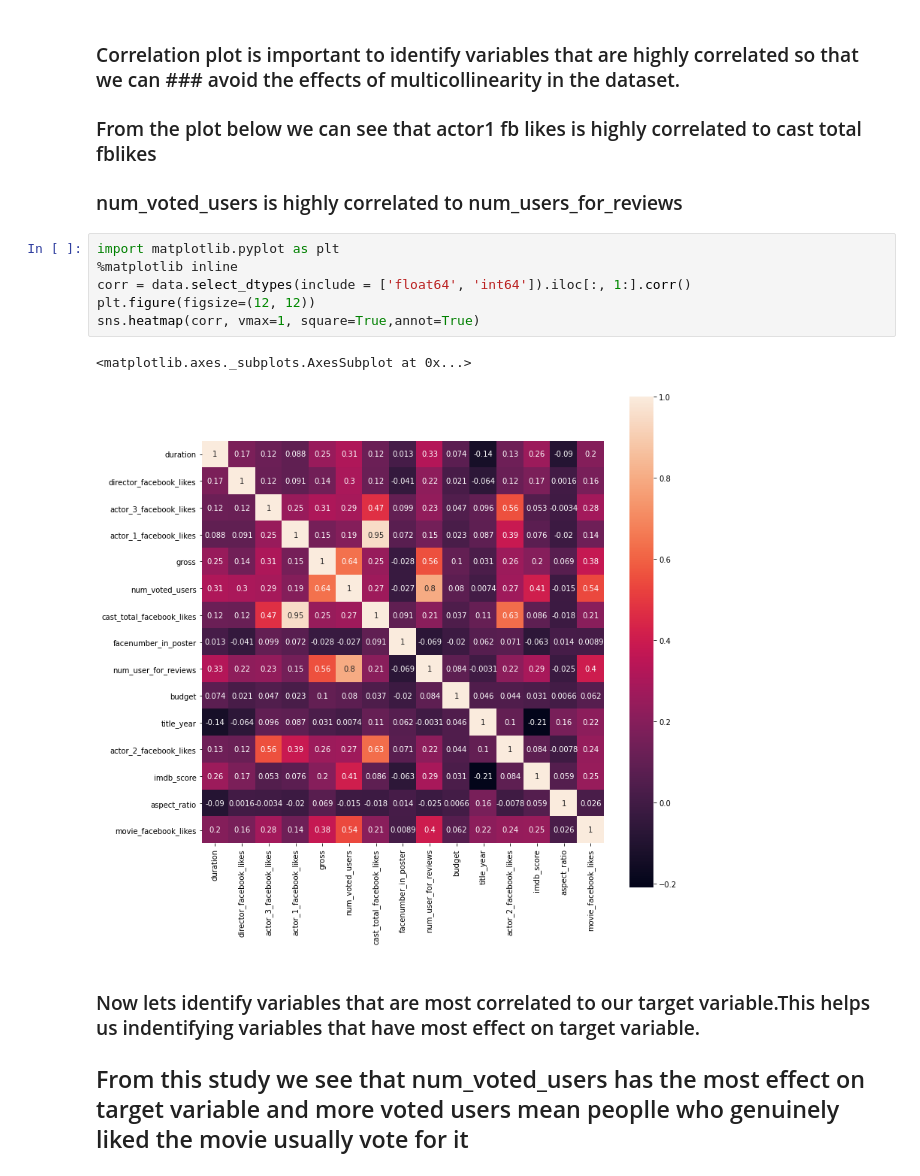
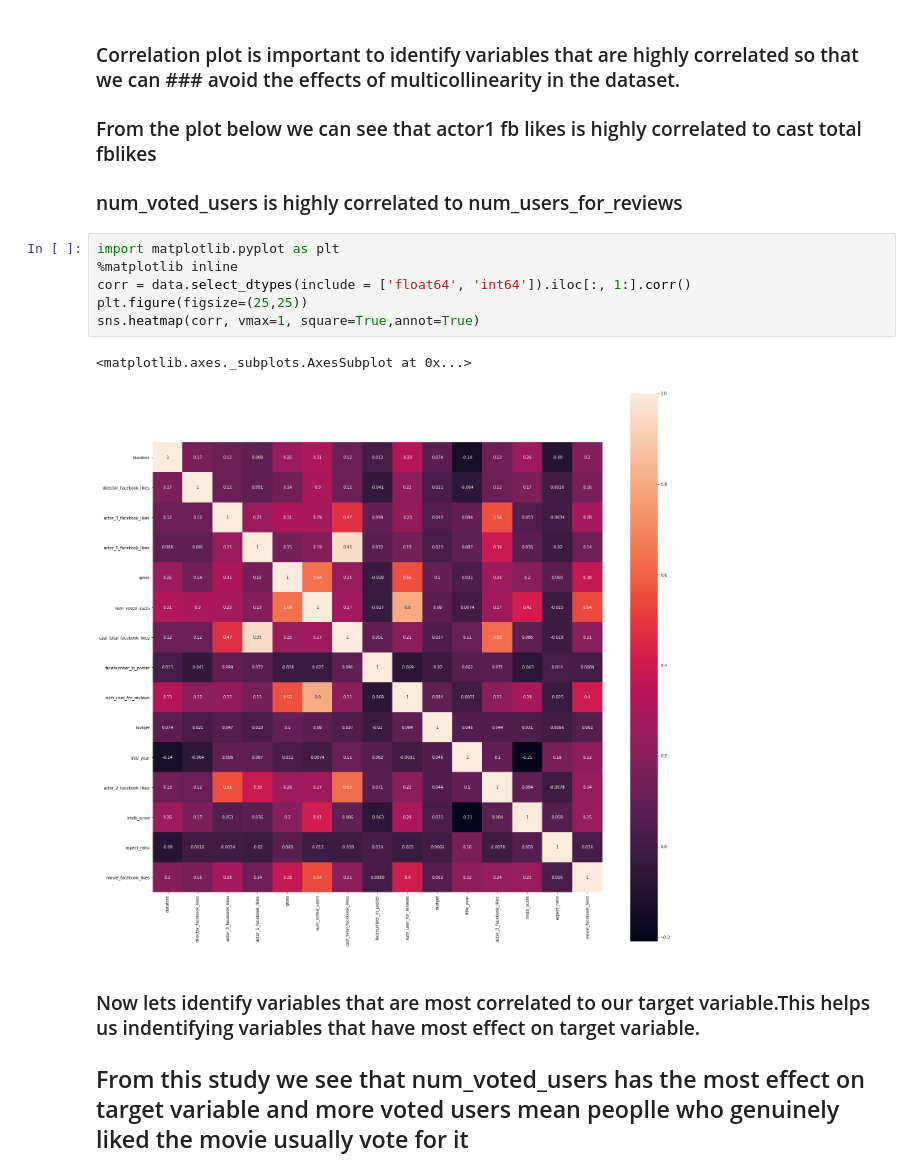
Before and after one commit to shivayogibeeradar/Imdb-Movie-Score-Prediction, a Jupyter notebook: EDA.ipynb, the cells around one changed output. Drawn from its saved outputs; the diff is of its cells as text.

```diff
--- a/EDA.ipynb
+++ b/EDA.ipynb
@@ -55,12 +77,12 @@ Index(['num_critic_for_reviews', 'duration', 'director_facebook_likes',
 # %%
 import matplotlib.pyplot as plt
 %matplotlib inline
 corr = data.select_dtypes(include = ['float64', 'int64']).iloc[:, 1:].corr()
-plt.figure(figsize=(12, 12))
+plt.figure(figsize=(25,25))
 sns.heatmap(corr, vmax=1, square=True,annot=True)
 # %% [output]
 <matplotlib.axes._subplots.AxesSubplot at 0x...>
-[figure, old version]
+[figure, new version]
 # %% [markdown]
 ### Now lets identify variables that are most correlated to our target variable.This helps us indentifying variables that have most effect on target variable.
 ## From this study we see that num_voted_users has the most effect on target variable and more voted users mean peoplle who genuinely liked the movie usually vote for it
```
Also changed, not shown: parts of 6 cells of this notebook, 6 other files.
